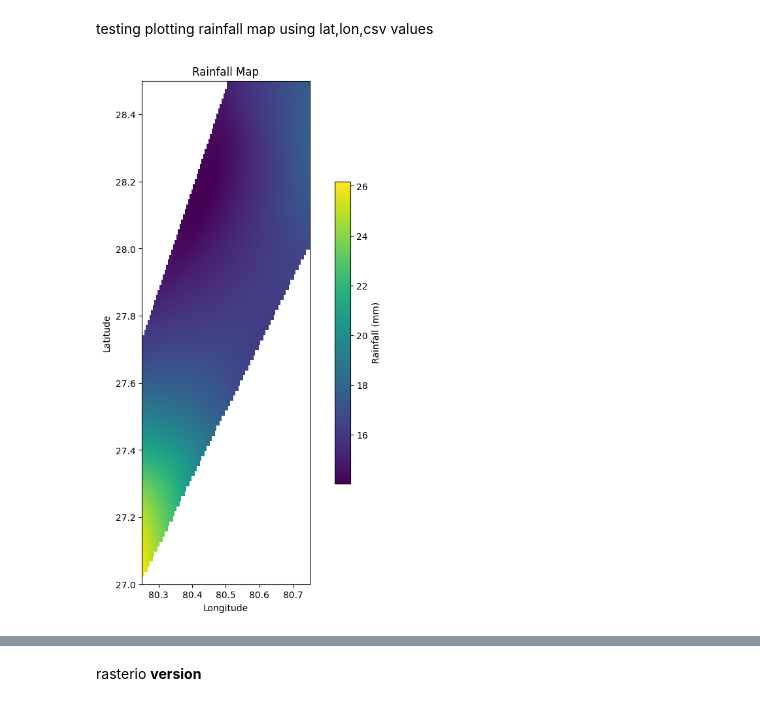
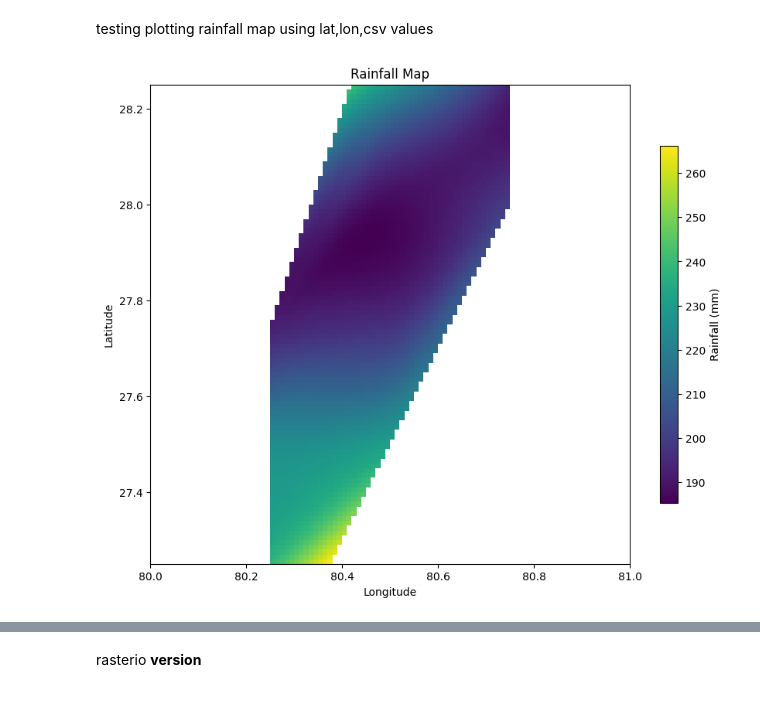
Before and after one commit to 1kaiser/Jodhpur_ecostress_LST, a Jupyter notebook: GRACE_data_processing.ipynb, the cells around one changed output, grey strips where cells are left out. Saved outputs shown, nothing was run; the diff lists cells and outputs as text; code cells hidden in the pictures.

Commit message:
Added + csv lat.lon.values to geotiff in EPSG:4326 Coordinate system

```diff
--- a/GRACE_data_processing.ipynb
+++ b/GRACE_data_processing.ipynb
@@ -597,6 +597,7 @@ import numpy as np
 from osgeo import gdal, osr
 from scipy.interpolate import griddata
 import matplotlib.pyplot as plt
+import math
 
 # # Generate synthetic data with a larger dataset
 # n_points = 100 # Number of data points
@@ -635,54 +636,86 @@ latitudes = [27	,
 longitudes = [ 80.5	,
 80.75	,
 80.5	,
 80.75	,
 80.5	,
 80.75	,
 80.25	,
 80.5	,
 80.25	,
 80.5	,
 80.25	,
 80.25	]
-rainfall = [ 15.091918	,
-17.639042	,
-14.4253	,
-17.669851	,
-15.33448	,
-16.753809	,
-15.986975	,
-16.426453	,
-19.298147	,
-17.461849	,
-24.198997	,
-26.175364	]
+rainfall = [ 298.93411,
+239.08311,
+226.85884,
+192.93924,
+187.1442,
+200.62936,
+191.93045,
+196.56769,
+224.60123,
+230.86642,
+238.37872,
+311.00012,]
+################################################################################
+centre_lon = (min(longitudes) + max(longitudes))/2
+centre_lat = (min(latitudes) + max(latitudes))/2
 
+delta = math.ceil(max((- min(latitudes) + max(latitudes))/2, (- min(longitudes) + max(longitudes))/2))
+xx, yy =longitudes, latitudes
+latitudes = [centre_lat-delta/2, centre_lat+delta/2]
+longitudes= [centre_lon-delta/2, centre_lon+delta/2]
 # Define the grid
 grid_x, grid_y = np.meshgrid(np.linspace(min(longitudes), max(longitudes), 100),
                              np.linspace(min(latitudes), max(latitudes), 100))
 
 # Interpolate rainfall values
-grid_z = griddata((longitudes, latitudes), rainfall, (grid_x, grid_y), method='cubic')
+grid_z = griddata((xx, yy), rainfall, (grid_x, grid_y), method='cubic')
 
+from osgeo import gdal, osr
 
-# Create a GeoTIFF raster
-driver = gdal.GetDriverByName('GTiff')
-output_raster = driver.Create('output_rainfall.tif', 100, 100, 1, gdal.GDT_Float32)
-output_raster.SetGeoTransform((min(longitudes), (max(longitudes)-min(longitudes))/100, 0, max(latitudes), 0, -(max(latitudes)-min(latitudes))/100))
-output_band = output_raster.GetRasterBand(1)
-output_band.WriteArray(grid_z)
-output_rasterSRS = osr.SpatialReference()
-output_rasterSRS.ImportFromEPSG(4326)  # WGS84
-output_raster.SetProjection(output_rasterSRS.ExportToWkt())
-output_band.FlushCache()
+def create_geotiff(longitudes, latitudes, grid_z, output_filename, width, height):
+    # Create a GeoTIFF raster
+    driver = gdal.GetDriverByName('GTiff')
+    output_raster = driver.Create(output_filename, width, height, 1, gdal.GDT_Float32)
 
+    # Define the geotransform
+    min_lon, max_lon, min_lat, max_lat = min(longitudes), max(longitudes), min(latitudes), max(latitudes)
+    x_res = (max_lon - min_lon) / width
+    y_res = (max_lat - min_lat) / height
+    geotransform = (min_lon, x_res, 0, max_lat, 0, -y_res)
+    output_raster.SetGeoTransform(geotransform)
+
+    # Write the data to the raster band
+    output_band = output_raster.GetRasterBand(1)
+    output_band.WriteArray(grid_z)
+
+    # Define the spatial reference system (SRS) as EPSG:4326 (WGS84)
+    output_rasterSRS = osr.SpatialReference()
+    output_rasterSRS.ImportFromEPSG(4326)
+    output_raster.SetProjection(output_rasterSRS.ExportToWkt())
+
+    # Flush the band cache and close the raster dataset
+    output_band.FlushCache()
+    output_raster = None  # Close the dataset to save the changes
+
+# Usage example:
+# Define your parameters (e.g., longitudes, latitudes, grid_z, width, height) before calling the function
+
+output_filename = 'output_rainfall.tif'
+width = 100
+height = 100
+create_geotiff(longitudes, latitudes, grid_z, output_filename, width, height)
+
+################################################################################
 # Visualize the raster
+global_dpi = 100
 fig, ax = plt.subplots(figsize=(10, 10), dpi = global_dpi)
 plt.imshow(grid_z, extent=(min(longitudes), max(longitudes), min(latitudes), max(latitudes)))
 plt.colorbar(label='Rainfall (mm)',shrink=0.6)
 plt.xlabel('Longitude')
 plt.ylabel('Latitude')
 plt.title('Rainfall Map')
 plt.show()
 # %% [output]
-[figure, old version]
+[figure, new version]
```
Also changed, not shown: parts of 1 cell of this notebook.
